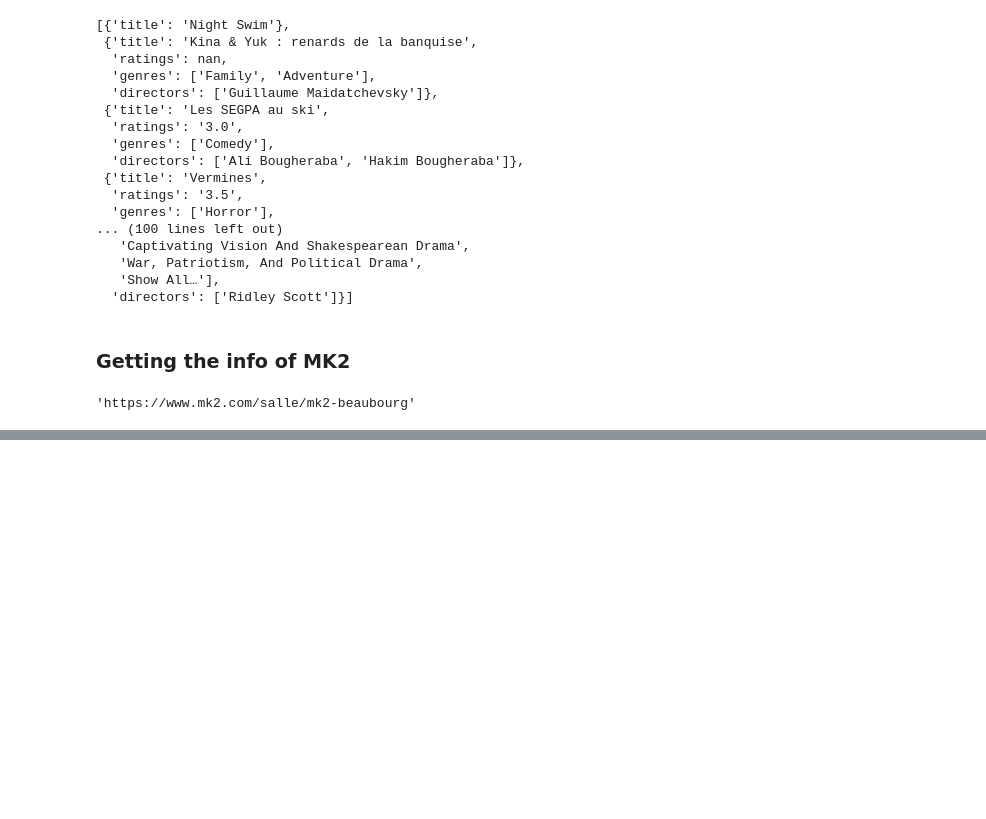
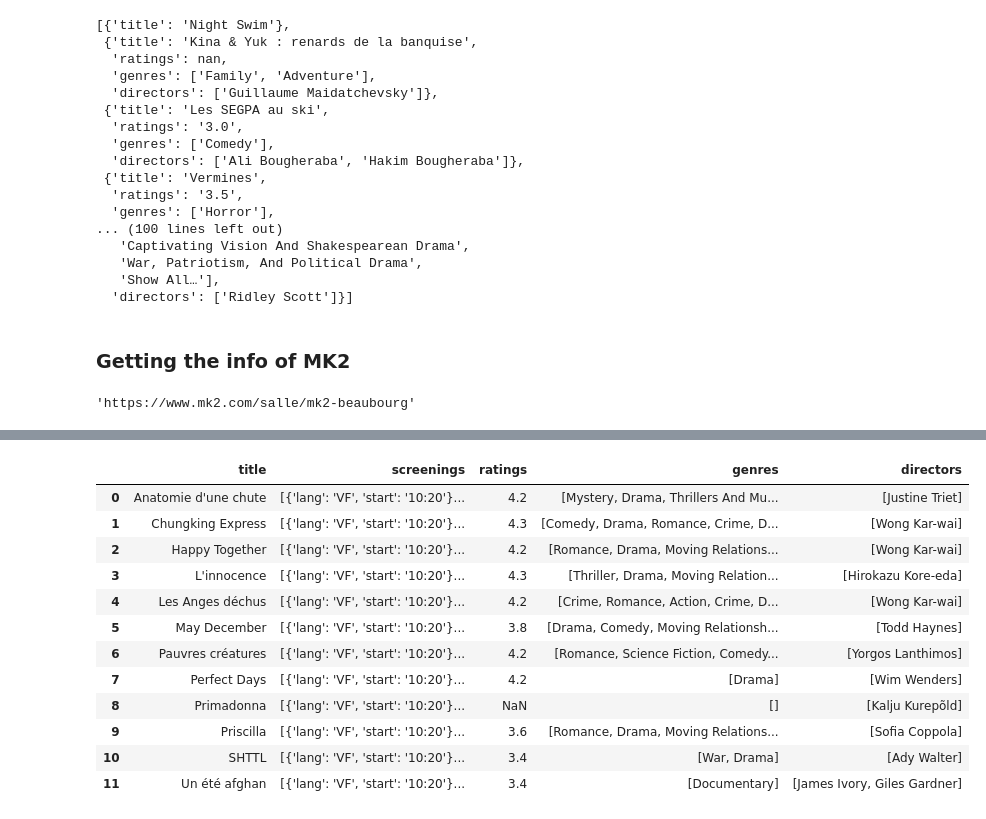
Before and after one commit to Yutari11/webscrapping-movies, a Jupyter notebook: Web_Scrapping_Project.ipynb, the cells around one changed output, grey strips where cells are left out. Cells and saved outputs as stored; diff of their text form; code cells hidden in the pictures; blank space fills up the shorter version.

```diff
--- a/Web_Scrapping_Project.ipynb
+++ b/Web_Scrapping_Project.ipynb
@@ -550,7 +548,7 @@ def get_movies_mk2(driver, theaterpage):
     if select_element:
         select = Select(select_element[0])
         select.select_by_index(1)
-        time.sleep(1)
+        time.sleep(2)
         valider_button = driver.find_element(By.XPATH, "/html/body/div[2]/div/div[2]/div/div/form/button")
         valider_button.click()
 
@@ -565,20 +563,15 @@ def get_movies_mk2(driver, theaterpage):
             movie_title = movie.find_element(By.TAG_NAME, "h4")
             title = movie_title.text
             print(title)
-            films_a_l_affiche.append({'title': title})
+            screenings = []
+            screenings_list = driver.find_element(By.TAG_NAME, 'ol')
+            screenings_list = screenings_list.find_elements(By.TAG_NAME, "a")
+            for s in screenings_list:
+                lang = s.find_element(By.TAG_NAME, 'h6').text
+                start = s.find_element(By.TAG_NAME, 'h5').text
+                screenings.append({'lang': lang, 'start': start})
 
-    return films_a_l_affiche
-    #Now, we do this all over again for the next container of movies on the page
-    movie_container = driver.find_element(By.CLASS_NAME, "css-eqwlce")
-    list_of_movies = movie_container.find_elements(By.CLASS_NAME, 'css-1acoij0')
-
-    #Now that we have the list of movies, we will go in each one of them, and access their title (only their title for now)
-    if list_of_movies:
-        for movie in list_of_movies:
-            movie_title = movie.find_element(By.CLASS_NAME, "css-efkg2u")
-            title = movie_title.text
-            print(title)
-            films_a_l_affiche.append({'title': title})
+            films_a_l_affiche.append({'title': title, 'screenings': screenings})
 
     if films_a_l_affiche:
         return films_a_l_affiche
@@ -615,0 +614,4 @@ Un été afghan
+# %%
+films = get_movies_mk2(driver, "https://www.mk2.com/salle/mk2-beaubourg")
+films_updated = update_list_of_screenings(driver, films)
+df = pd.DataFrame(films_updated)
@@ -615,0 +631,16 @@ Un été afghan
+# %%
+df
+# %% [output]
+|  | title | screenings | ratings | genres | directors |
+| 0 | Anatomie d'une chute | [{'lang': 'VF', 'start': '10:20'}... | 4.2 | [Mystery, Drama, Thrillers And Mu... | [Justine Triet] |
+| 1 | Chungking Express | [{'lang': 'VF', 'start': '10:20'}... | 4.3 | [Comedy, Drama, Romance, Crime, D... | [Wong Kar-wai] |
+| 2 | Happy Together | [{'lang': 'VF', 'start': '10:20'}... | 4.2 | [Romance, Drama, Moving Relations... | [Wong Kar-wai] |
+| 3 | L'innocence | [{'lang': 'VF', 'start': '10:20'}... | 4.3 | [Thriller, Drama, Moving Relation... | [Hirokazu Kore-eda] |
+| 4 | Les Anges déchus | [{'lang': 'VF', 'start': '10:20'}... | 4.2 | [Crime, Romance, Action, Crime, D... | [Wong Kar-wai] |
+| 5 | May December | [{'lang': 'VF', 'start': '10:20'}... | 3.8 | [Drama, Comedy, Moving Relationsh... | [Todd Haynes] |
+| 6 | Pauvres créatures | [{'lang': 'VF', 'start': '10:20'}... | 4.2 | [Romance, Science Fiction, Comedy... | [Yorgos Lanthimos] |
+| 7 | Perfect Days | [{'lang': 'VF', 'start': '10:20'}... | 4.2 | [Drama] | [Wim Wenders] |
+| 8 | Primadonna | [{'lang': 'VF', 'start': '10:20'}... | NaN | [] | [Kalju Kurepõld] |
+| 9 | Priscilla | [{'lang': 'VF', 'start': '10:20'}... | 3.6 | [Romance, Drama, Moving Relations... | [Sofia Coppola] |
+| 10 | SHTTL | [{'lang': 'VF', 'start': '10:20'}... | 3.4 | [War, Drama] | [Ady Walter] |
+| 11 | Un été afghan | [{'lang': 'VF', 'start': '10:20'}... | 3.4 | [Documentary] | [James Ivory, Giles Gardner] |
```
Also changed, not shown: parts of 8 cells of this notebook.
